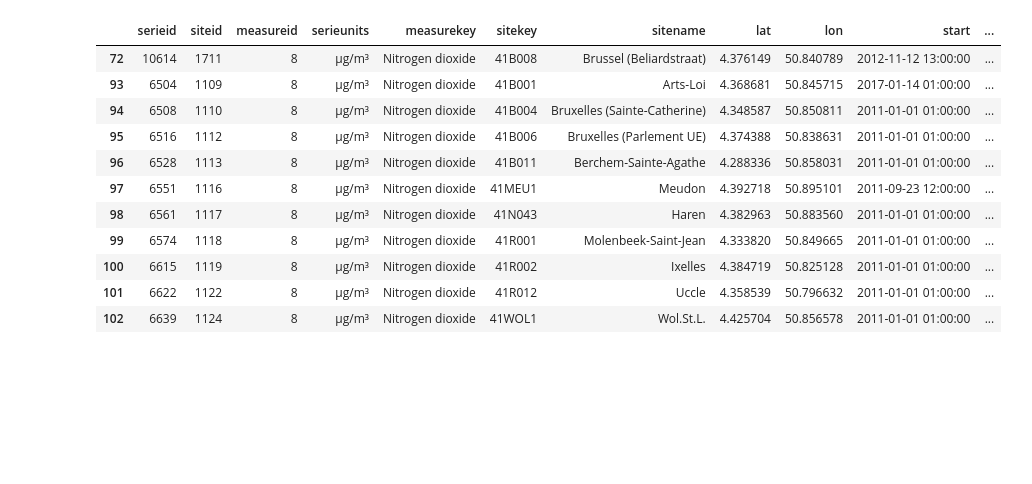
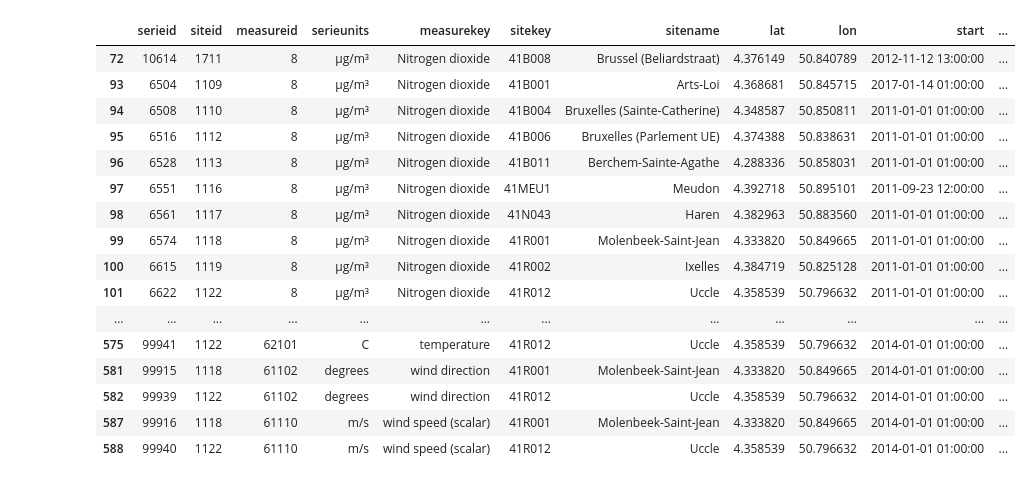
Before and after one commit to jlandercy/cookbook, a Jupyter notebook: python/api/Ircelinev2.ipynb, the cells around one changed output. Cells and saved outputs as stored; diff of their text form; code cells hidden in the pictures; blank space fills up the shorter version.

```diff
--- a/python/api/Ircelinev2.ipynb
+++ b/python/api/Ircelinev2.ipynb
@@ -73,19 +76,26 @@ def getData(series, start=None, stop=None):
     if dfs:
         return pd.concat(dfs)
 # %%
-q = meta['sitekey'].str.startswith('41') & meta['measurekey'].str.lower().str.contains('nitrogen dioxide')
-sel = meta.loc[q,:]
+q1 = meta['sitekey'].str.startswith('41')
+q2 = meta['measurekey'].isin(['Particulate Matter < 2.5 µm','relative humidity', 'temperature',
+                              'wind direction', 'wind speed (scalar)', 'Nitrogen dioxide'])
+sel = meta.loc[q1&q2,:]
 sel
 # %% [output]
 |  | serieid | siteid | measureid | serieunits | measurekey | sitekey | sitename | lat | lon | start | ... |
 | 72 | 10614 | 1711 | 8 | µg/m³ | Nitrogen dioxide | 41B008 | Brussel (Beliardstraat) | 4.376149 | 50.840789 | 2012-11-12 13:00:00 | ... |
 | 93 | 6504 | 1109 | 8 | µg/m³ | Nitrogen dioxide | 41B001 | Arts-Loi | 4.368681 | 50.845715 | 2017-01-14 01:00:00 | ... |
 | 94 | 6508 | 1110 | 8 | µg/m³ | Nitrogen dioxide | 41B004 | Bruxelles (Sainte-Catherine) | 4.348587 | 50.850811 | 2011-01-01 01:00:00 | ... |
 | 95 | 6516 | 1112 | 8 | µg/m³ | Nitrogen dioxide | 41B006 | Bruxelles (Parlement UE) | 4.374388 | 50.838631 | 2011-01-01 01:00:00 | ... |
 | 96 | 6528 | 1113 | 8 | µg/m³ | Nitrogen dioxide | 41B011 | Berchem-Sainte-Agathe | 4.288336 | 50.858031 | 2011-01-01 01:00:00 | ... |
 | 97 | 6551 | 1116 | 8 | µg/m³ | Nitrogen dioxide | 41MEU1 | Meudon | 4.392718 | 50.895101 | 2011-09-23 12:00:00 | ... |
 | 98 | 6561 | 1117 | 8 | µg/m³ | Nitrogen dioxide | 41N043 | Haren | 4.382963 | 50.883560 | 2011-01-01 01:00:00 | ... |
 | 99 | 6574 | 1118 | 8 | µg/m³ | Nitrogen dioxide | 41R001 | Molenbeek-Saint-Jean | 4.333820 | 50.849665 | 2011-01-01 01:00:00 | ... |
 | 100 | 6615 | 1119 | 8 | µg/m³ | Nitrogen dioxide | 41R002 | Ixelles | 4.384719 | 50.825128 | 2011-01-01 01:00:00 | ... |
 | 101 | 6622 | 1122 | 8 | µg/m³ | Nitrogen dioxide | 41R012 | Uccle | 4.358539 | 50.796632 | 2011-01-01 01:00:00 | ... |
-| 102 | 6639 | 1124 | 8 | µg/m³ | Nitrogen dioxide | 41WOL1 | Wol.St.L. | 4.425704 | 50.856578 | 2011-01-01 01:00:00 | ... |
+| ... | ... | ... | ... | ... | ... | ... | ... | ... | ... | ... | ... |
+| 575 | 99941 | 1122 | 62101 | C | temperature | 41R012 | Uccle | 4.358539 | 50.796632 | 2014-01-01 01:00:00 | ... |
+| 581 | 99915 | 1118 | 61102 | degrees | wind direction | 41R001 | Molenbeek-Saint-Jean | 4.333820 | 50.849665 | 2014-01-01 01:00:00 | ... |
+| 582 | 99939 | 1122 | 61102 | degrees | wind direction | 41R012 | Uccle | 4.358539 | 50.796632 | 2014-01-01 01:00:00 | ... |
+| 587 | 99916 | 1118 | 61110 | m/s | wind speed (scalar) | 41R001 | Molenbeek-Saint-Jean | 4.333820 | 50.849665 | 2014-01-01 01:00:00 | ... |
+| 588 | 99940 | 1122 | 61110 | m/s | wind speed (scalar) | 41R012 | Uccle | 4.358539 | 50.796632 | 2014-01-01 01:00:00 | ... |
```
Also changed, not shown: parts of 6 cells of this notebook, 3 other files.
